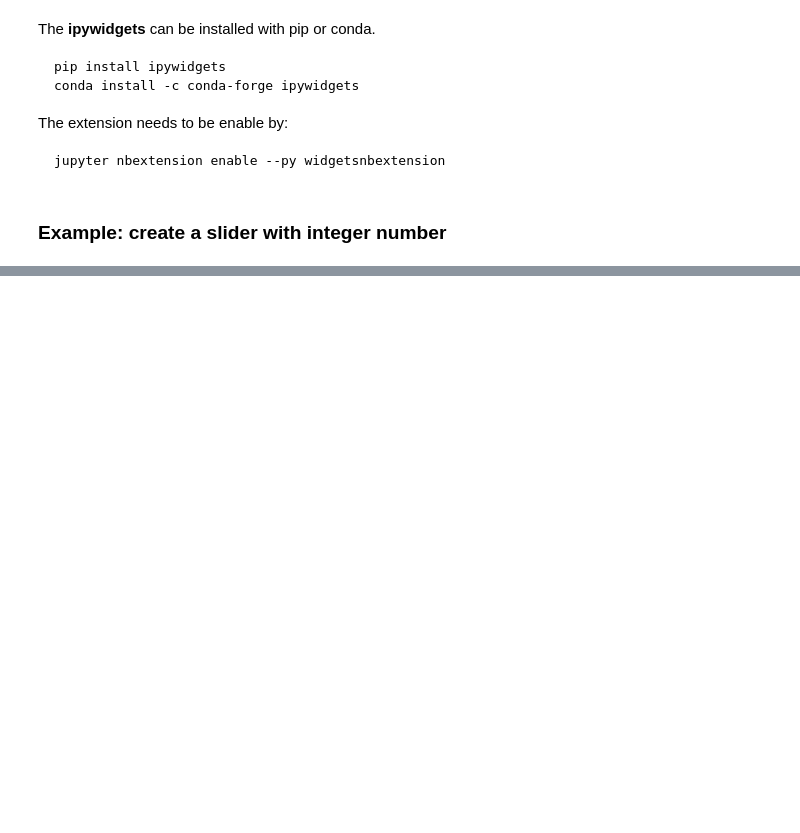
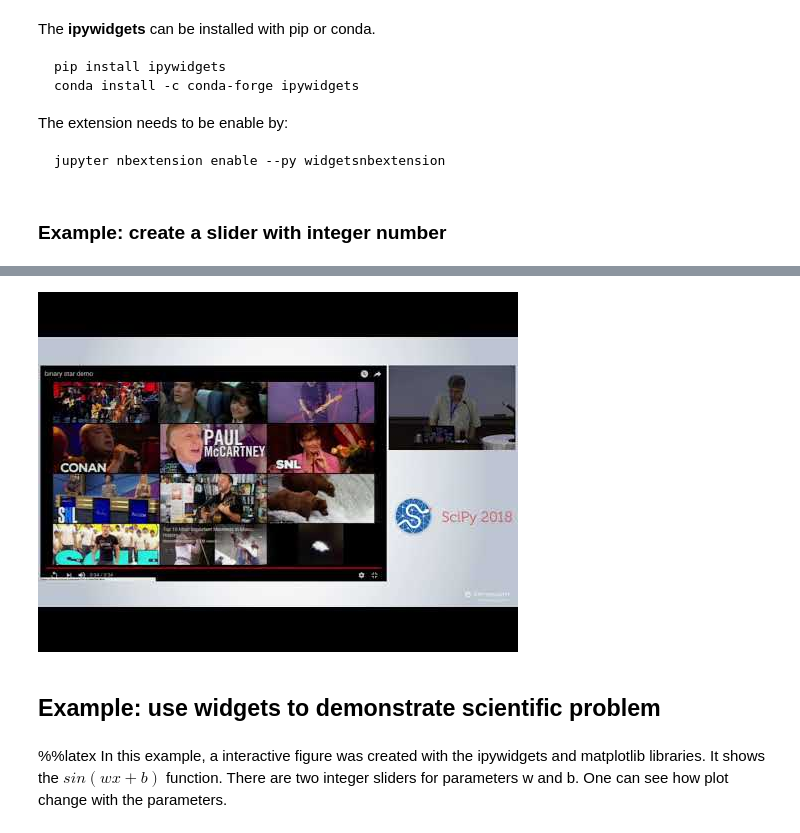
Before and after one commit to dou-du/Jupyter-tutorial, a Jupyter notebook: jupyter_tutorial.ipynb, the cells around one changed output, grey strips where cells are left out. Drawn from its saved outputs; the diff is of its cells as text; code cells hidden in the pictures; blank space fills up the shorter version.

```diff
--- a/jupyter_tutorial.ipynb
+++ b/jupyter_tutorial.ipynb
@@ -83,0 +100,11 @@ display(w)
+# %%
+from IPython.display import YouTubeVideo
+
+YouTubeVideo("NBZBjEjN-rU", height=400, width=700)
+# %% [output]
+[figure, added]
+# %% [markdown]
+## Example: use widgets to demonstrate scientific problem
+# %% [markdown]
+%%latex
+In this example, a interactive figure was created with the ipywidgets and matplotlib libraries. It shows the $sin(wx+b)$ function. There are two integer sliders for parameters w and b. One can see how plot change with the parameters.
```
Also changed, not shown: parts of 15 cells of this notebook.
